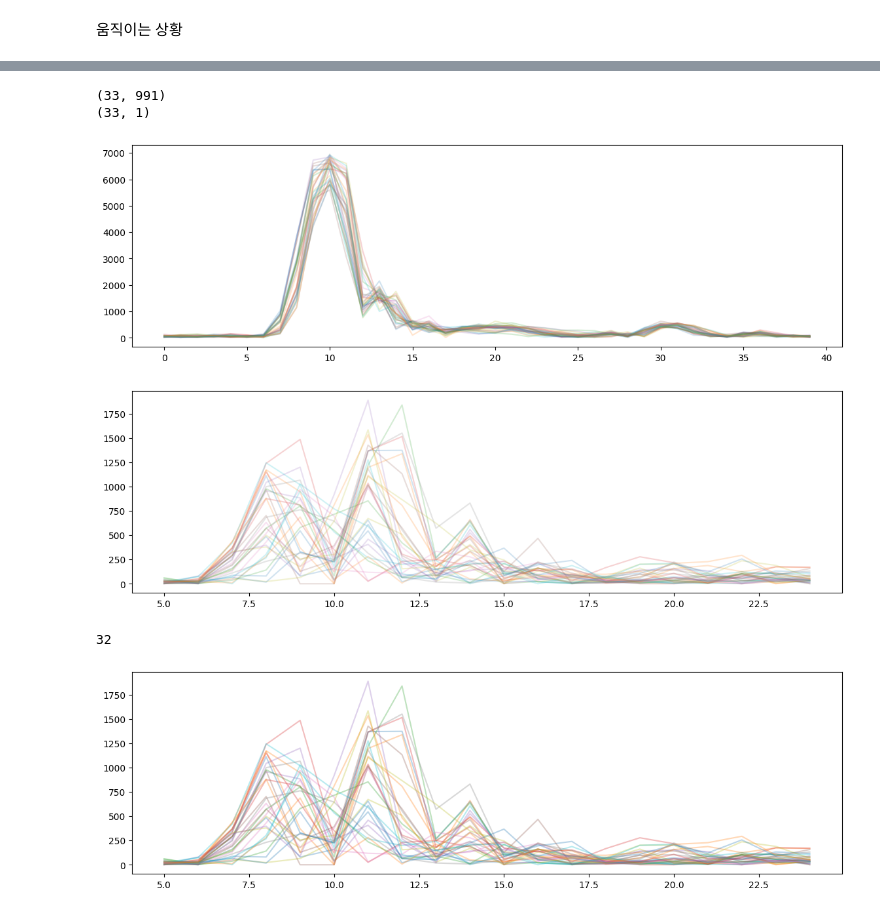
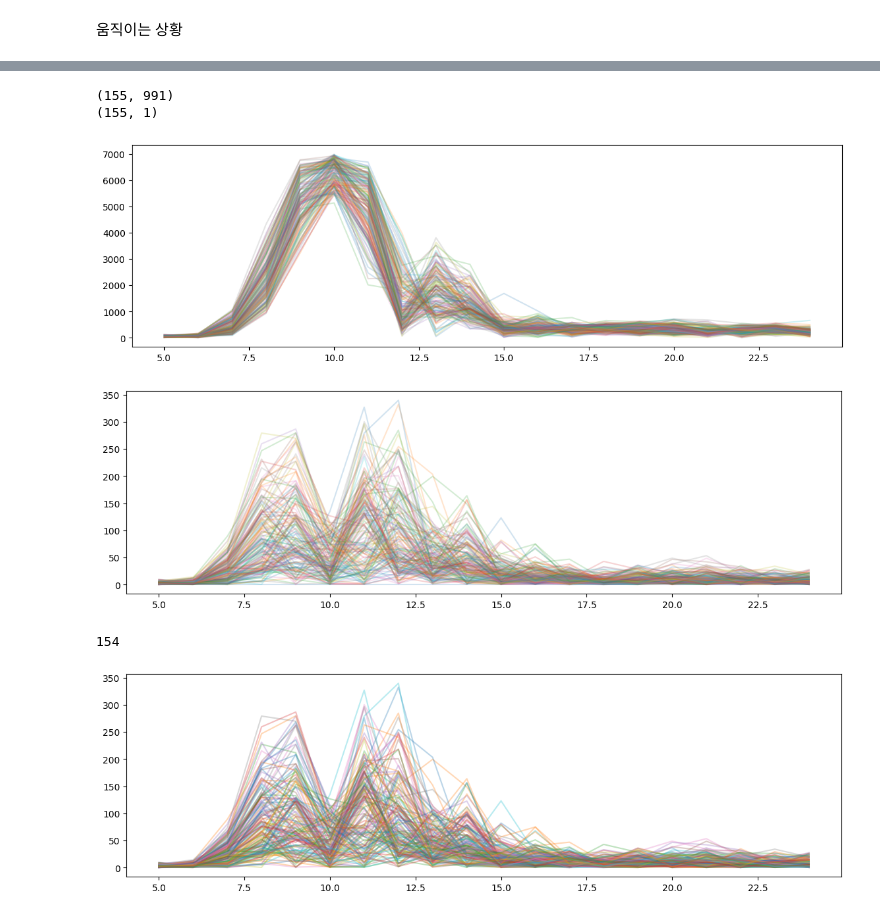
Before and after one commit to jkworldchampion/tag-less_tracking_with_uwb, a Jupyter notebook: realtime_cir_tracking.ipynb, the cells around one changed output, grey strips where cells are left out. Drawn from its saved outputs; the diff is of its cells as text; code cells hidden in the pictures.

Commit message:
new background

```diff
--- a/realtime_cir_tracking.ipynb
+++ b/realtime_cir_tracking.ipynb
@@ -542,13 +542,13 @@ def find_different(data):
         background.append(data)
     elif len(background) < 20:
         background.append(data)
-        now_background = np.median(background, axis=0)
+        now_background = np.mean(background, axis=0)
         subtrack = np.abs(data - now_background)
         return subtrack
     else:
         background.pop(0)
         background.append(data)
-        now_background = np.median(background, axis=0)
+        now_background = np.mean(background, axis=0)
         subtrack = np.abs(data - now_background)
         return subtrack
 
@@ -674,7 +700,7 @@ same_final = same_peak(final_list)
 same_final.shape
 
 for i in range(len(same_final)):
-    same_final.loc[i][:40].plot(alpha=0.2)
+    same_final.loc[i][5:25].plot(alpha=0.2)
 plt.show()
 for i in range(len(diff_list)):
     diff_list.loc[i][5:25].plot(alpha=0.2)
@@ -695,0 +863,24 @@ print(count)
+# %%
+print(final_list.shape)
+print(final_distance.shape)
+same_final = same_peak(final_list)
+same_final.shape
+
+for i in range(len(same_final)):
+    same_final.loc[i][5:25].plot(alpha=0.2)
+plt.show()
+for i in range(len(diff_list)):
+    diff_list.loc[i][5:25].plot(alpha=0.2)
+plt.show()
+
+count = 0
+for i in range(len(diff_list)):
+    if diff_list.iloc[i][np.argmax(diff_list.iloc[i])] > 300:   # threshold가 2000은 되어야 변화가 일어난 것일듯?
+        diff_list.iloc[i][5:25].plot(alpha=0.3)
+        count += 1
+print(count)
+
+peak = []
+for i in range(len(diff_list)):
+    peak.append(diff_list.iloc[i][np.argmax(diff_list.iloc[i])])
+pd.DataFrame(peak).plot()
@@ -696,26 +896,26 @@ print(count)
 # %%
 print(final_list.shape)
 print(final_distance.shape)
 same_final = same_peak(final_list)
 same_final.shape
 
 for i in range(len(same_final)):
-    same_final.loc[i][:40].plot(alpha=0.2)
+    same_final.loc[i][5:25].plot(alpha=0.2)
 plt.show()
 for i in range(len(diff_list)):
     diff_list.loc[i][5:25].plot(alpha=0.2)
 plt.show()
 
 count = 0
 for i in range(len(diff_list)):
     if diff_list.iloc[i][np.argmax(diff_list.iloc[i])] > 0.3:   # threshold가 2000은 되어야 변화가 일어난 것일듯?
         diff_list.iloc[i][5:25].plot(alpha=0.3)
         count += 1
 print(count)
 # %% [output]
-(33, 991)
-(33, 1)
+(155, 991)
+(155, 1)
-[figure, old version]
+[figure, new version]
-[figure, old version]
+[figure, new version]
-32
+154
-[figure, old version]
+[figure, new version]
```
Also changed, not shown: parts of 7 cells of this notebook.
